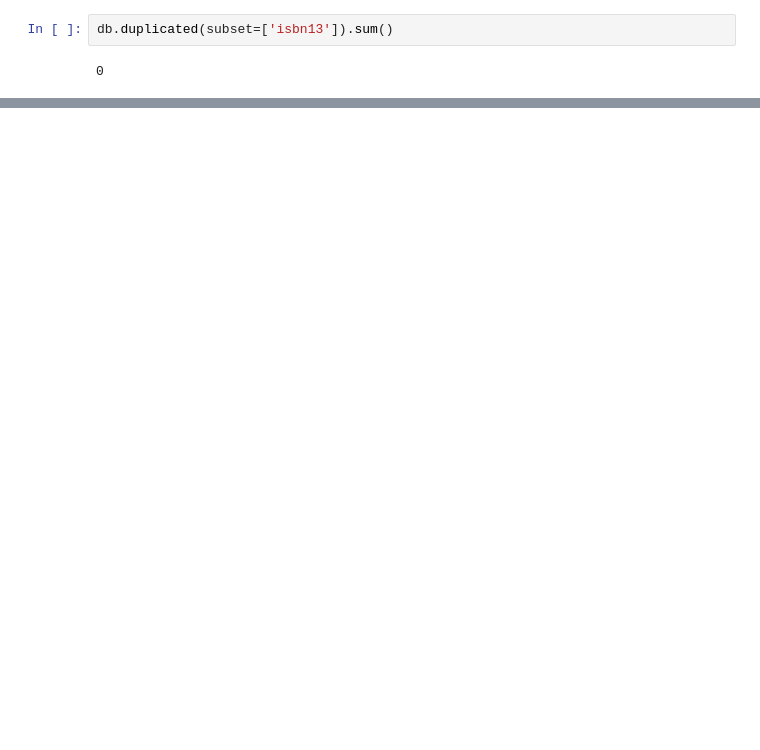
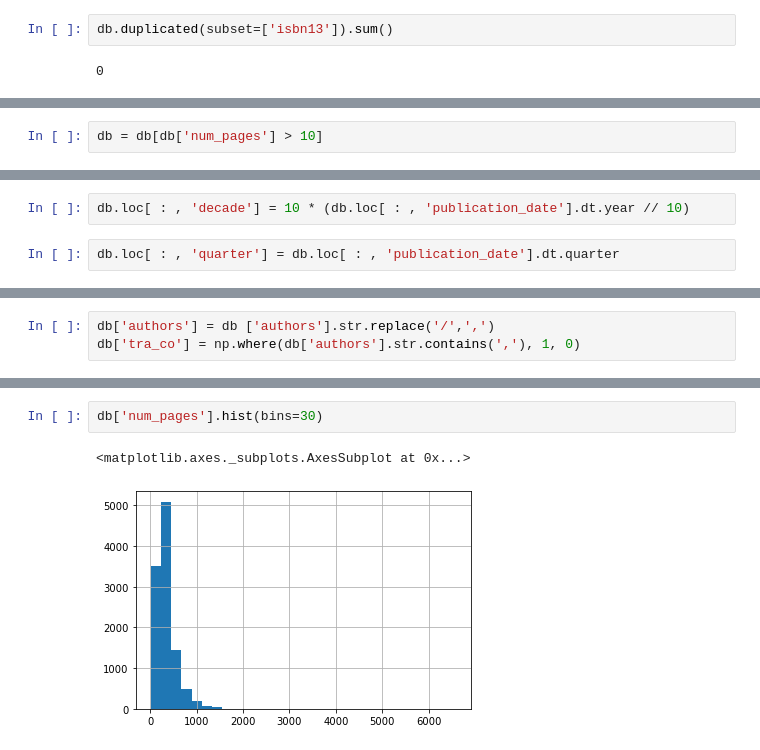
Before and after one commit to anastasiaaam/goodreads, a Jupyter notebook: goodreads.ipynb, the cells around one changed output, grey strips where cells are left out. Drawn from its saved outputs; the diff is of its cells as text; blank space fills up the shorter version.

```diff
--- a/goodreads.ipynb
+++ b/goodreads.ipynb
@@ -151,0 +276,2 @@ db[db.duplicated(subset = ['title','authors','publication_date','publisher'])]
+# %%
+db = db[db['num_pages'] > 10]
@@ -151,0 +300,4 @@ db[db.duplicated(subset = ['title','authors','publication_date','publisher'])]
+# %%
+db.loc[ : , 'decade'] = 10 * (db.loc[ : , 'publication_date'].dt.year // 10)
+# %%
+db.loc[ : , 'quarter'] = db.loc[ : , 'publication_date'].dt.quarter
@@ -151,0 +331,3 @@ db[db.duplicated(subset = ['title','authors','publication_date','publisher'])]
+# %%
+db['authors'] = db ['authors'].str.replace('/',',')
+db['tra_co'] = np.where(db['authors'].str.contains(','), 1, 0)
@@ -151,0 +344,5 @@ db[db.duplicated(subset = ['title','authors','publication_date','publisher'])]
+# %%
+db['num_pages'].hist(bins=30)
+# %% [output]
+<matplotlib.axes._subplots.AxesSubplot at 0x...>
+[figure, added]
```
Also changed, not shown: parts of 25 cells of this notebook, 1 other file.
